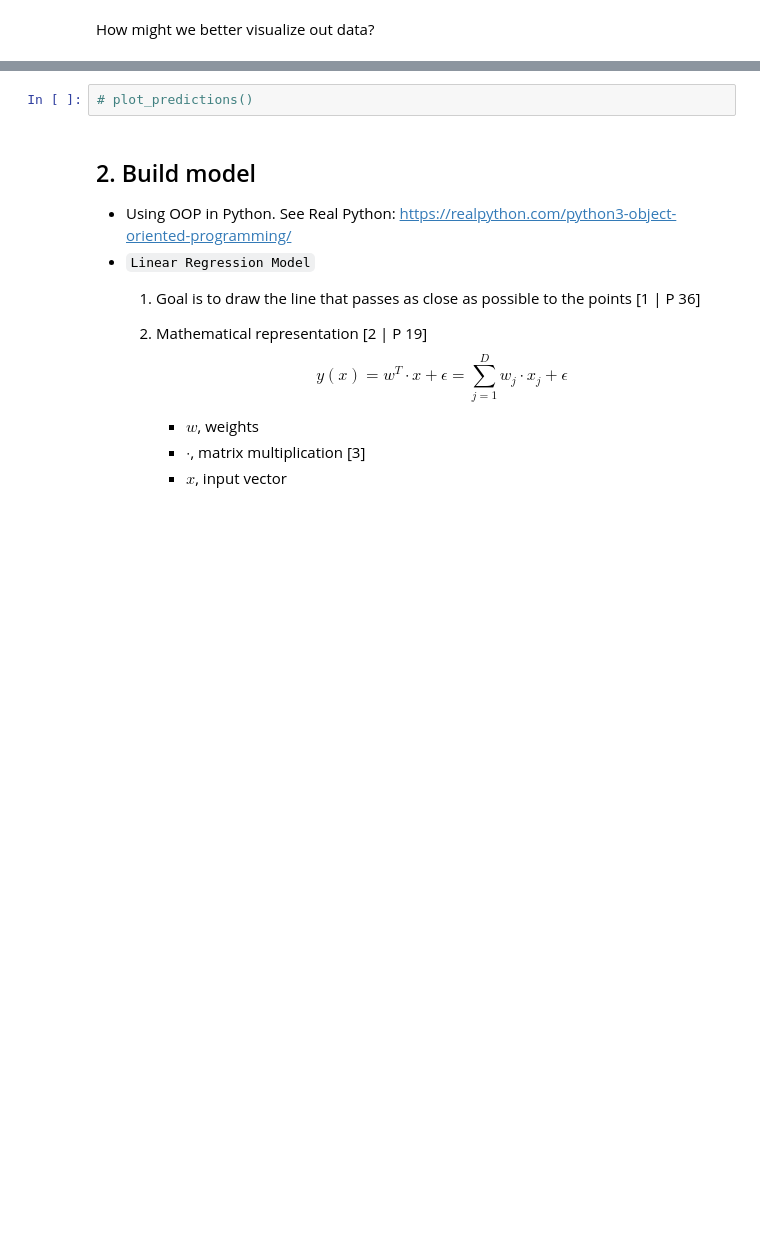
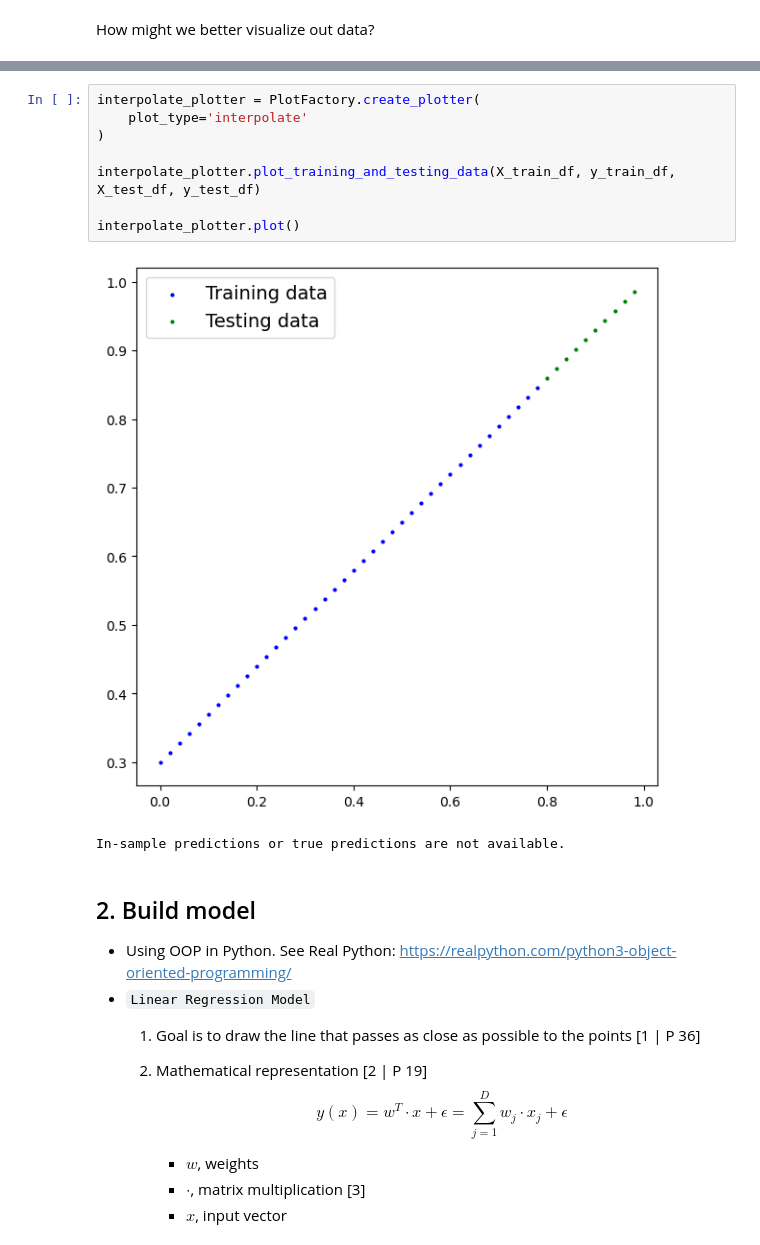
Before and after one commit to Brinkley97/tutorial-coding_languages_and_libraries, a Jupyter notebook: py_torch/workflow-02-tslearn_library.ipynb, the cells around one changed output, grey strips where cells are left out. Drawn from its saved outputs; the diff is of its cells as text; blank space fills up the shorter version.

```diff
--- a/py_torch/workflow-02-tslearn_library.ipynb
+++ b/py_torch/workflow-02-tslearn_library.ipynb
@@ -155,5 +105,14 @@ def plot_predictions(train_data=X_train_df.values, train_labels=y_train_df.value
-# %%
-# plot_predictions()
+# %%
+interpolate_plotter = PlotFactory.create_plotter(
+    plot_type='interpolate'
+)
+
+interpolate_plotter.plot_training_and_testing_data(X_train_df, y_train_df, X_test_df, y_test_df)
+
+interpolate_plotter.plot()
+# %% [output]
+[figure, added]
+In-sample predictions or true predictions are not available.
 # %% [markdown]
 ## 2. Build model
 
```
Also changed, not shown: parts of 17 cells of this notebook.
